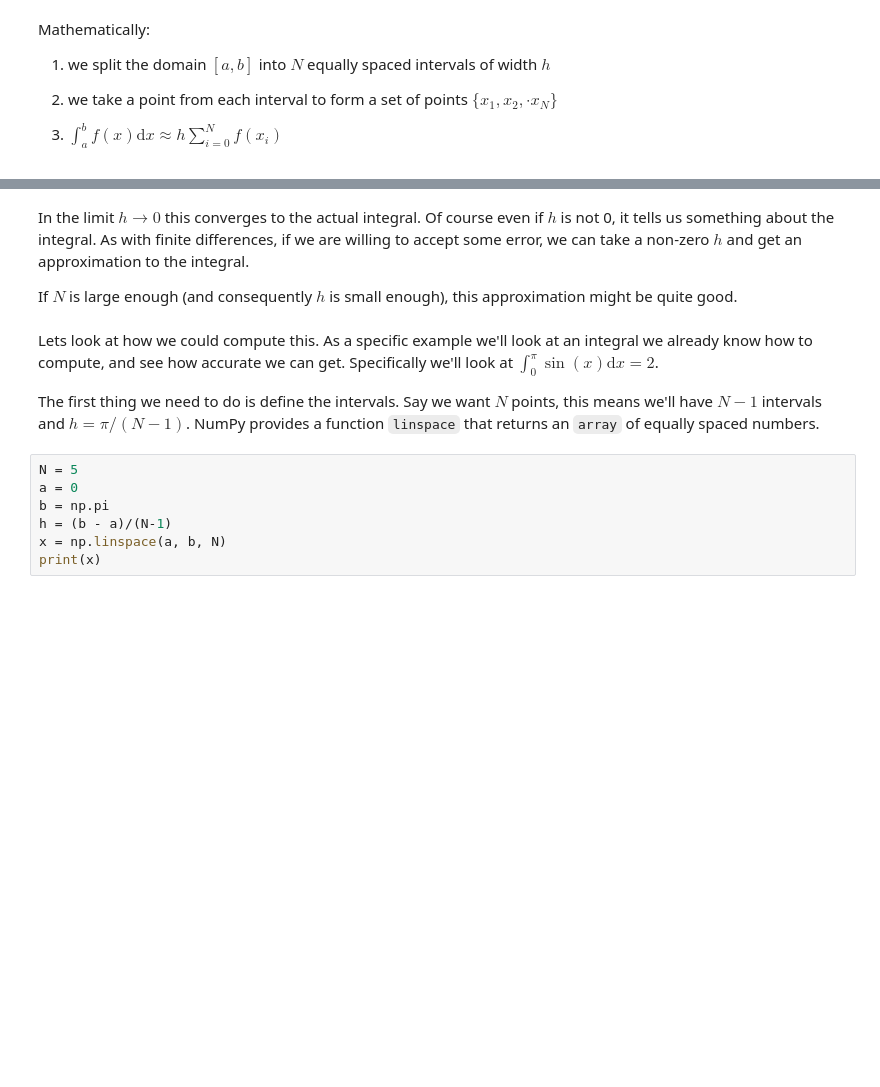
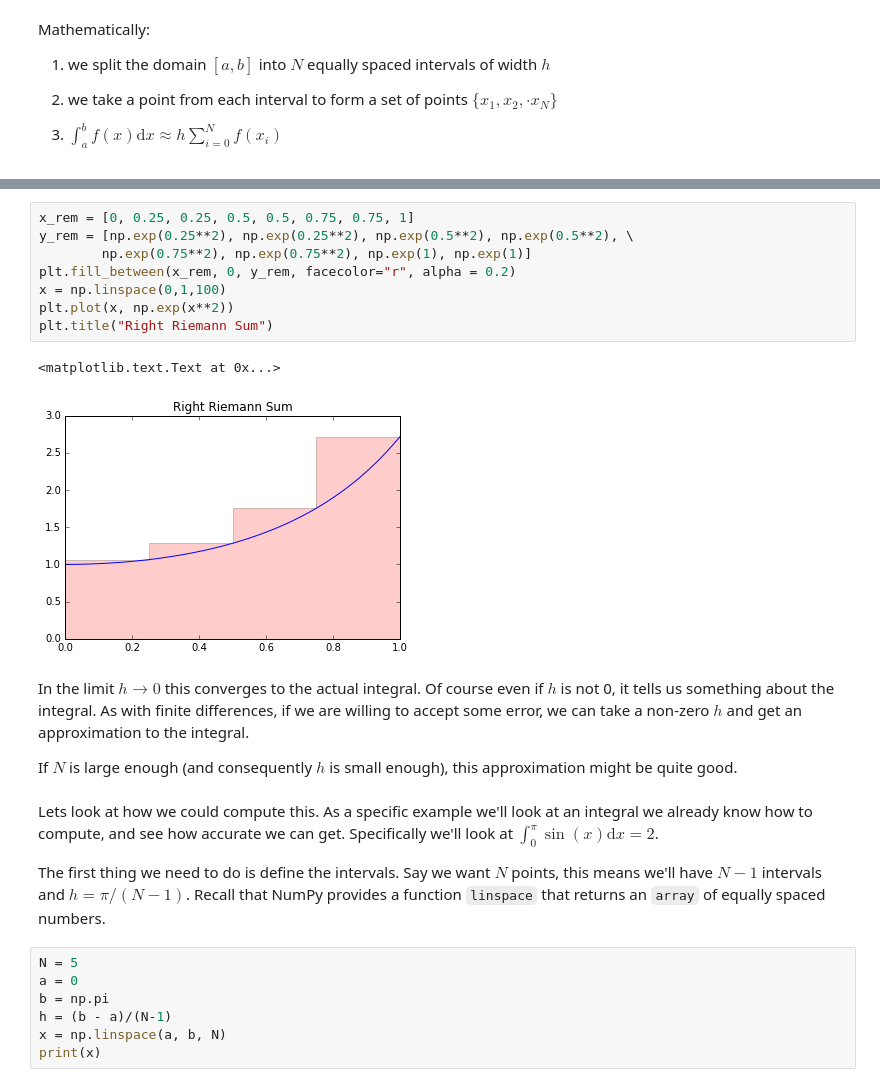
Before and after one commit to lukasbystricky/ISC-3313, a Jupyter notebook: lectures/chapter3/2-numerical_calculus.ipynb, the cells around one changed output, grey strips where cells are left out. Cells and saved outputs as stored; diff of their text form; blank space fills up the shorter version.

```diff
--- a/lectures/chapter3/2-numerical_calculus.ipynb
+++ b/lectures/chapter3/2-numerical_calculus.ipynb
@@ -317,3 +348,14 @@ Mathematically:
+# %%
+x_rem = [0, 0.25, 0.25, 0.5, 0.5, 0.75, 0.75, 1]
+y_rem = [np.exp(0.25**2), np.exp(0.25**2), np.exp(0.5**2), np.exp(0.5**2), \
+        np.exp(0.75**2), np.exp(0.75**2), np.exp(1), np.exp(1)]
+plt.fill_between(x_rem, 0, y_rem, facecolor="r", alpha = 0.2)
+x = np.linspace(0,1,100)
+plt.plot(x, np.exp(x**2))
+plt.title("Right Riemann Sum")
+# %% [output]
+<matplotlib.text.Text at 0x...>
+[figure, added]
 # %% [markdown]
 In the limit $h\to 0$ this converges to the actual integral. Of course even if $h$ is not 0, it tells us something about the integral. As with finite differences, if we are willing to accept some error, we can take a non-zero $h$ and get an approximation to the integral.
 
@@ -321,7 +363,7 @@ If $N$ is large enough (and consequently $h$ is small enough), this approximatio
 # %% [markdown]
 Lets look at how we could compute this. As a specific example we'll look at an integral we already know how to compute, and see how accurate we can get. Specifically we'll look at $\int_0^{\pi} \sin(x)\text{d}x = 2$.
 
-The first thing we need to do is define the intervals. Say we want $N$ points, this means we'll have $N-1$ intervals and $h = \pi/(N-1)$. NumPy provides a function `linspace` that returns an `array` of equally spaced numbers.
+The first thing we need to do is define the intervals. Say we want $N$ points, this means we'll have $N-1$ intervals and $h = \pi/(N-1)$. Recall that NumPy provides a function `linspace` that returns an `array` of equally spaced numbers.
 # %%
 N = 5
 a = 0
```
Also changed, not shown: parts of 7 cells of this notebook.
